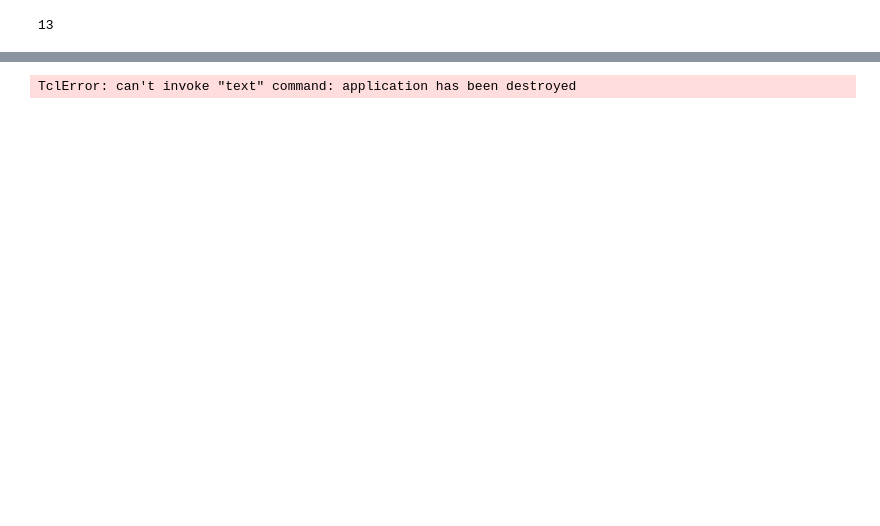
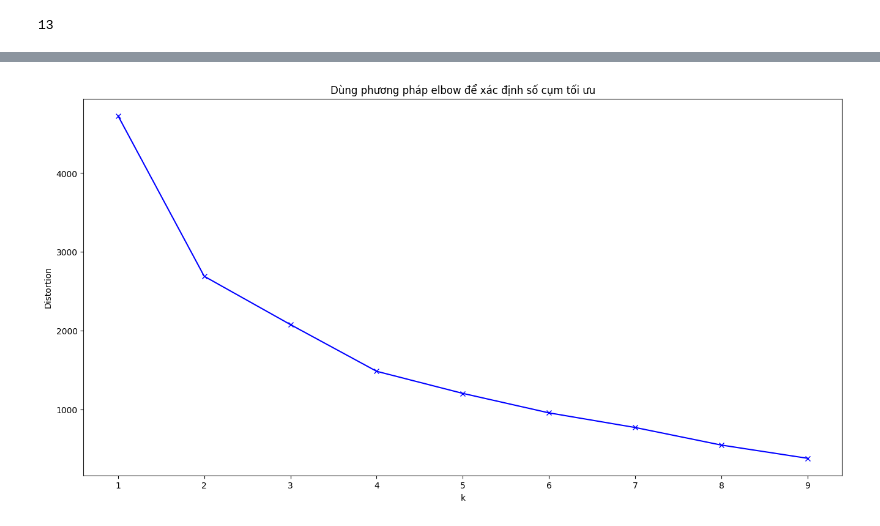
Before and after one commit to tnvuhai/Text_summarization_Vietnamese, a Jupyter notebook: Software/Build demo (Kmean).ipynb, the cells around one changed output, grey strips where cells are left out. Drawn from its saved outputs; the diff is of its cells as text; code cells hidden in the pictures; blank space fills up the shorter version.

```diff
--- a/Software/Build demo (Kmean).ipynb
+++ b/Software/Build demo (Kmean).ipynb
@@ -129,2 +132,18 @@ Trump cáo buộc đảng dân chủ đang theo đuổi "nỗ lực đảo chín
+# %%
+import matplotlib.pyplot as plt
+distortions = []
+K = range(1,10)
+for k in K:
+    kmeanModel = KMeans(n_clusters=k,init='k-means++', random_state=42)
+    kmeanModel.fit(X)
+    distortions.append(kmeanModel.inertia_)
+plt.figure(figsize=(16,8))
+plt.plot(K, distortions, 'bx-')
+plt.xlabel('k')
+plt.ylabel('Distortion')
+plt.title('Dùng phương pháp elbow để xác định số cụm tối ưu')
+plt.show()
+# %% [output]
+[figure, added]
 # %%
 def configureApp():
@@ -154,22 +200,20 @@ configureApp()
 
 window.mainloop()
 # %%
-ThuLabel = tk.Label(text="Lượng thu", font=("bold", 14), padx=40, pady=50, width=20)
-ThuTextBox = Text(window,height=3, width = 40,pady=10,font = ("bold", 20))
+# ThuLabel = tk.Label(text="Lượng thu", font=("bold", 14), padx=40, pady=50, width=20)
+# ThuTextBox = Text(window,height=3, width = 40,pady=10,font = ("bold", 20))
 
-PhatLabel = tk.Label(text="Lượng phát", font=("bold", 14), padx=40, pady=50)
-PhatTextBox = Text(window,height=3, width = 40, pady=10, font = ("bold", 20))
+# PhatLabel = tk.Label(text="Lượng phát", font=("bold", 14), padx=40, pady=50)
+# PhatTextBox = Text(window,height=3, width = 40, pady=10, font = ("bold", 20))
 
-ChiPhiLabel = tk.Label(text="Ma trận \n chi phí", font=("bold", 14), padx=40, pady=50)
-ChiPhiTextBox = Text(window,height=5, width = 40, pady=10, font = ("bold", 20))
+# ChiPhiLabel = tk.Label(text="Ma trận \n chi phí", font=("bold", 14), padx=40, pady=50)
+# ChiPhiTextBox = Text(window,height=5, width = 40, pady=10, font = ("bold", 20))
 
-Calculate = tk.Button(window, text="Tính chi phí tối ưu", font=("bold", 14))
+# Calculate = tk.Button(window, text="Tính chi phí tối ưu", font=("bold", 14))
 
-KetQua = tk.Label(text="Kết quả", font=("bold", 14), padx=40, pady=50)
-KetQuaTextBox = Text(window,height=15, width = 45, pady=10, font= ("normal", 20))
+# KetQua = tk.Label(text="Kết quả", font=("bold", 14), padx=40, pady=50)
+# KetQuaTextBox = Text(window,height=15, width = 45, pady=10, font= ("normal", 20))
 
-Clear = tk.Button(window, text="Xóa các ô", font=("bold", 14))
-Help = tk.Button(window, text="Trợ giúp", font=("bold", 14))
-About = tk.Button(window, text="Về chúng tôi", font=("bold", 14))
+# Clear = tk.Button(window, text="Xóa các ô", font=("bold", 14))
+# Help = tk.Button(window, text="Trợ giúp", font=("bold", 14))
+# About = tk.Button(window, text="Về chúng tôi", font=("bold", 14))
-# %% [output]
-TclError: can't invoke "text" command: application has been destroyed
```
Also changed, not shown: parts of 7 cells of this notebook.
